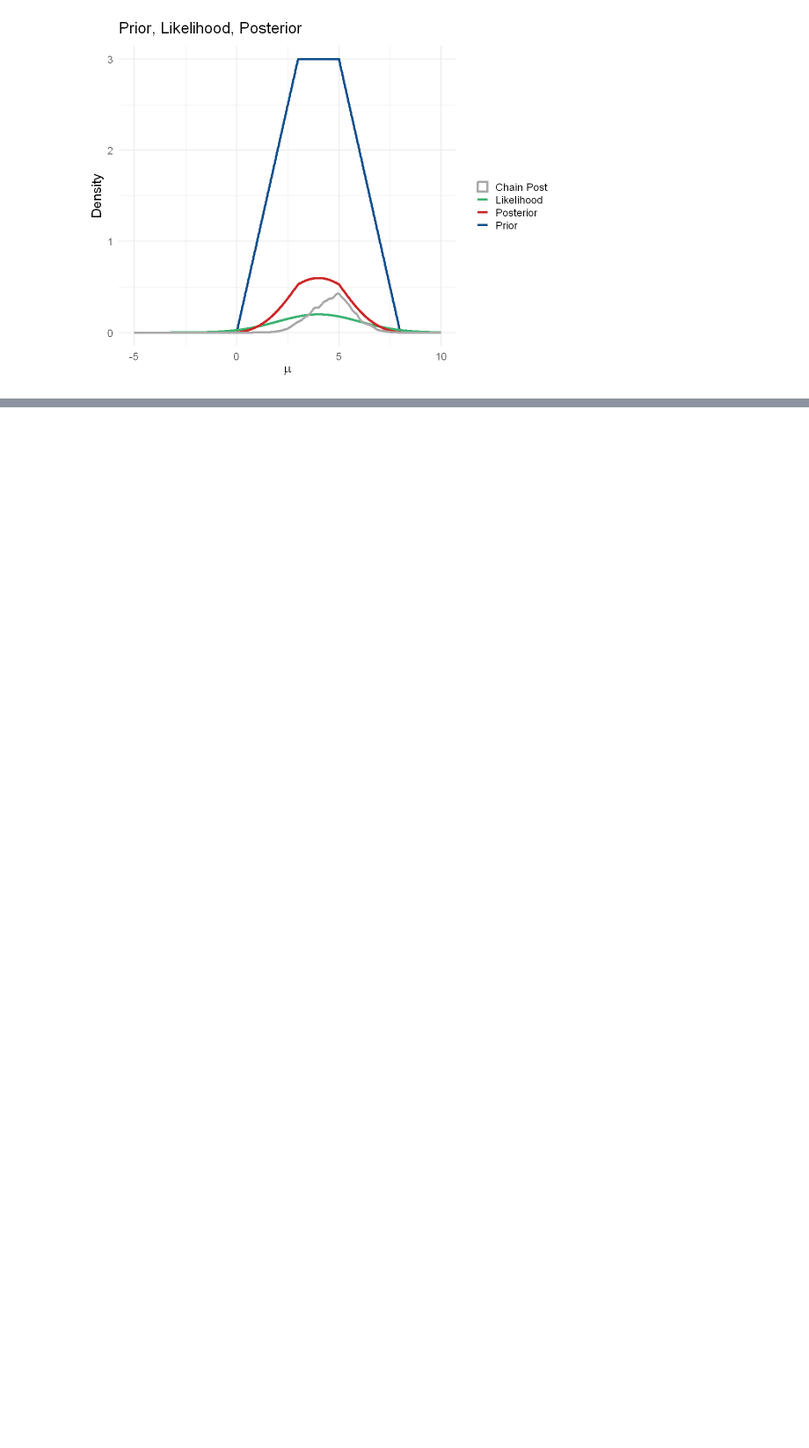
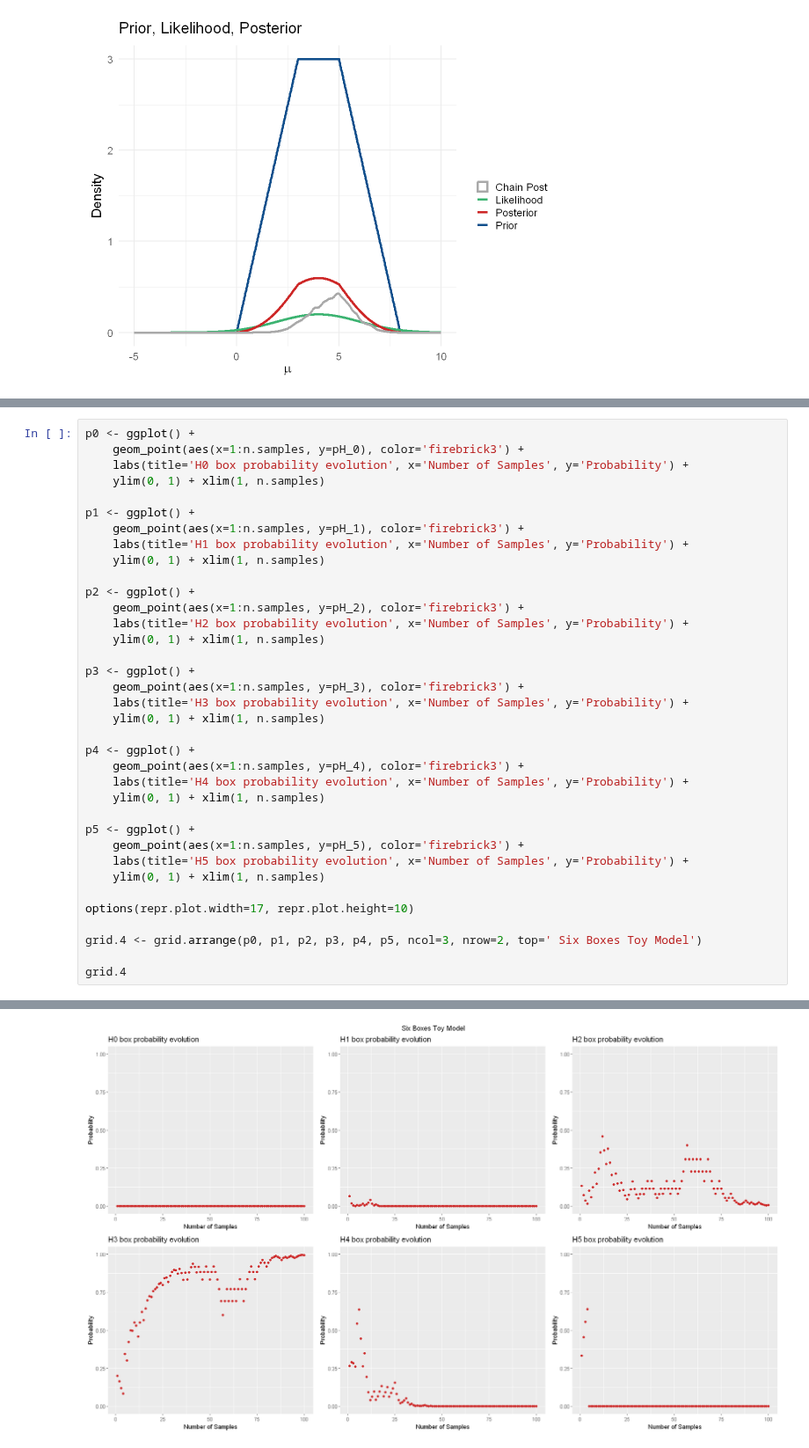
Before and after one commit to Berto70/advstat, a Jupyter notebook: ex4/Bertinelli_Gabriele_Rlab04.ipynb, the cells around one changed output, grey strips where cells are left out. Shown at 88% size. Saved outputs shown, nothing was run; the diff lists cells and outputs as text; blank space fills up the shorter version.

```diff
--- a/ex4/Bertinelli_Gabriele_Rlab04.ipynb
+++ b/ex4/Bertinelli_Gabriele_Rlab04.ipynb
@@ -335,0 +397,37 @@ fin.plot
+# %%
+p0 <- ggplot() +
+	geom_point(aes(x=1:n.samples, y=pH_0), color='firebrick3') +
+	labs(title='H0 box probability evolution', x='Number of Samples', y='Probability') +
+	ylim(0, 1) + xlim(1, n.samples)
+
+p1 <- ggplot() +
+	geom_point(aes(x=1:n.samples, y=pH_1), color='firebrick3') +
+	labs(title='H1 box probability evolution', x='Number of Samples', y='Probability') +
+	ylim(0, 1) + xlim(1, n.samples)
+
+p2 <- ggplot() +
+	geom_point(aes(x=1:n.samples, y=pH_2), color='firebrick3') +
+	labs(title='H2 box probability evolution', x='Number of Samples', y='Probability') +
+	ylim(0, 1) + xlim(1, n.samples)
+
+p3 <- ggplot() +
+	geom_point(aes(x=1:n.samples, y=pH_3), color='firebrick3') +
+	labs(title='H3 box probability evolution', x='Number of Samples', y='Probability') +
+	ylim(0, 1) + xlim(1, n.samples)
+
+p4 <- ggplot() +
+	geom_point(aes(x=1:n.samples, y=pH_4), color='firebrick3') +
+	labs(title='H4 box probability evolution', x='Number of Samples', y='Probability') +
+	ylim(0, 1) + xlim(1, n.samples)
+
+p5 <- ggplot() +
+	geom_point(aes(x=1:n.samples, y=pH_5), color='firebrick3') +
+	labs(title='H5 box probability evolution', x='Number of Samples', y='Probability') +
+	ylim(0, 1) + xlim(1, n.samples)
+
+options(repr.plot.width=17, repr.plot.height=10)
+
+grid.4 <- grid.arrange(p0, p1, p2, p3, p4, p5, ncol=3, nrow=2, top=' Six Boxes Toy Model')
+
+grid.4
+# %% [output]
@@ -335,0 +443 @@ fin.plot
+[figure, added]
```
Also changed, not shown: parts of 3 cells of this notebook.
